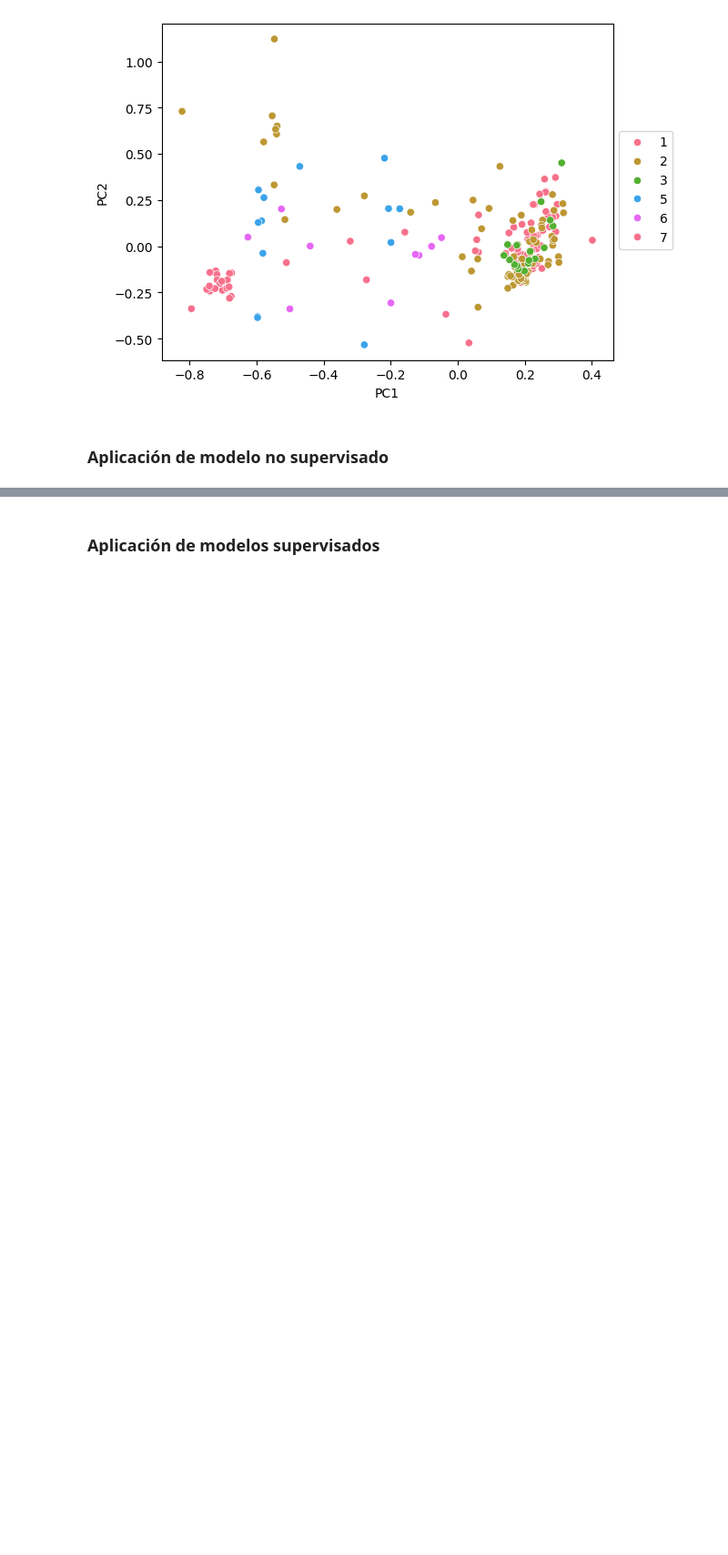
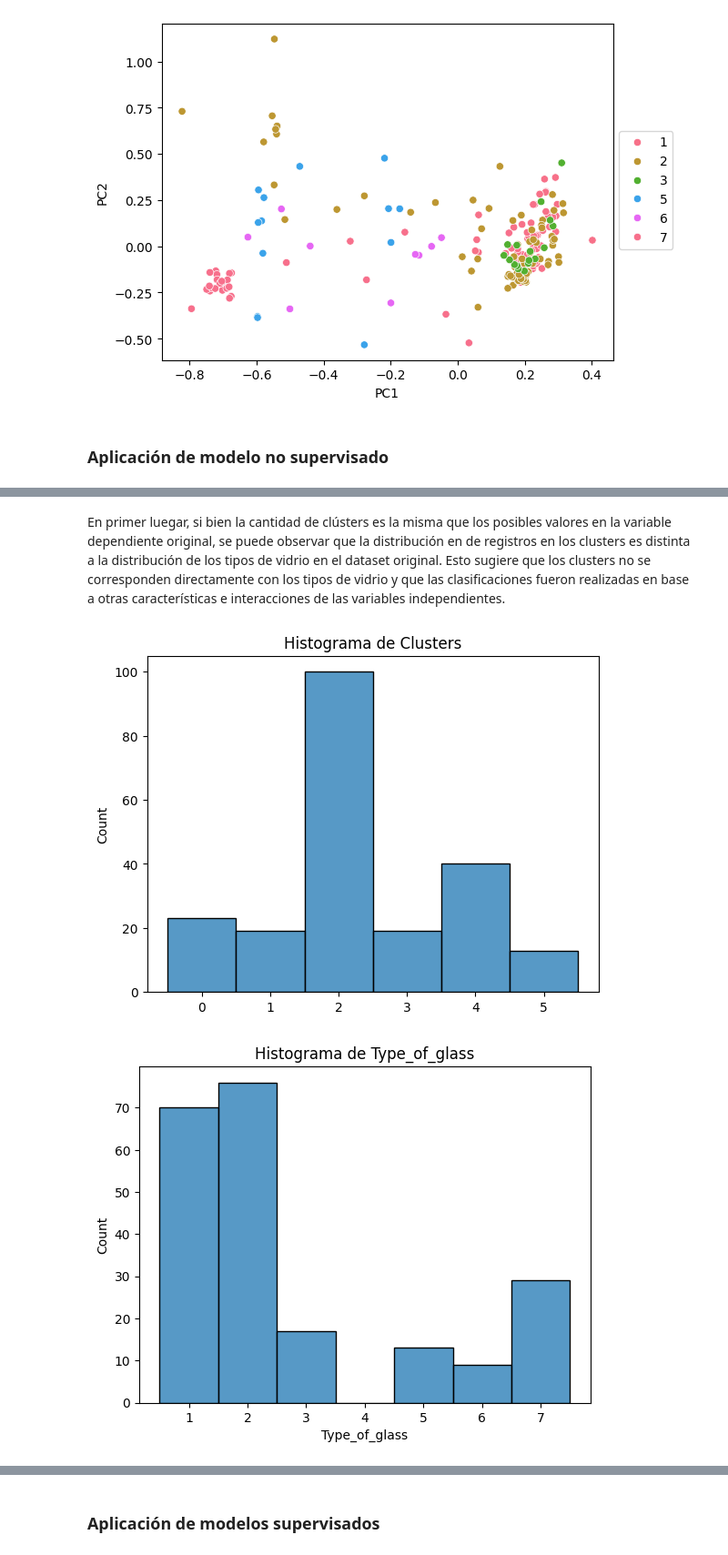
Before and after one commit to gabalvarezmc/MachineLearning_T4, a Jupyter notebook: Trabajo_Final_ML.ipynb, the cells around one changed output, grey strips where cells are left out. Shown at 91% size. Saved outputs shown, nothing was run; the diff lists cells and outputs as text; code cells hidden in the pictures; blank space fills up the shorter version.

```diff
--- a/Trabajo_Final_ML.ipynb
+++ b/Trabajo_Final_ML.ipynb
@@ -284,0 +247,11 @@ plt.show()
+# %%
+k_range = range(4, 7)
+inertia = []
+for k in k_range:
+    # Se inicializa y ajusta el modelo KMeans para cada valor de k
+    kmeans = KMeans(n_clusters=k, random_state=42)
+    kmeans.fit(X)
+    labels = kmeans.labels_
+    # Se calcula el coeficiente de silueta para cada valor de k
+    silhouette_avg = silhouette_score(X, labels)
+    print(f'Coeficiente de Silueta para k = {k}: {silhouette_avg:.4f}')
@@ -284,0 +268,21 @@ plt.show()
+# %%
+# Se entrena el modelo de KMeans con el número óptimo de clusters
+k_optimo = 6
+kmeans_optimal = KMeans(n_clusters=k_optimo, random_state=100)
+kmeans_optimal.fit(X)
+labels = kmeans_optimal.labels_
+# %% [markdown]
+En primer luegar, si bien la cantidad de clústers es la misma que los posibles valores en la variable dependiente original, se puede observar que la distribución en de registros en los clusters es distinta a la distribución de los tipos de vidrio en el dataset original. Esto sugiere que los clusters no se corresponden directamente con los tipos de vidrio y que las clasificaciones fueron realizadas en base a otras características e interacciones de las variables independientes.
+# %%
+# Se cuenta la cantidad de registros en cada cluster
+unique, counts = np.unique(labels, return_counts=True)
+
+sns.histplot(x=labels,discrete=True)
+plt.title('Histograma de Clusters')
+plt.show()
+sns.histplot(df,x='Type_of_glass',discrete=True)
+plt.title('Histograma de Type_of_glass')
+plt.show()
+# %% [output]
+[figure, added]
+[figure, added]
```
Also changed, not shown: parts of 24 cells of this notebook.
